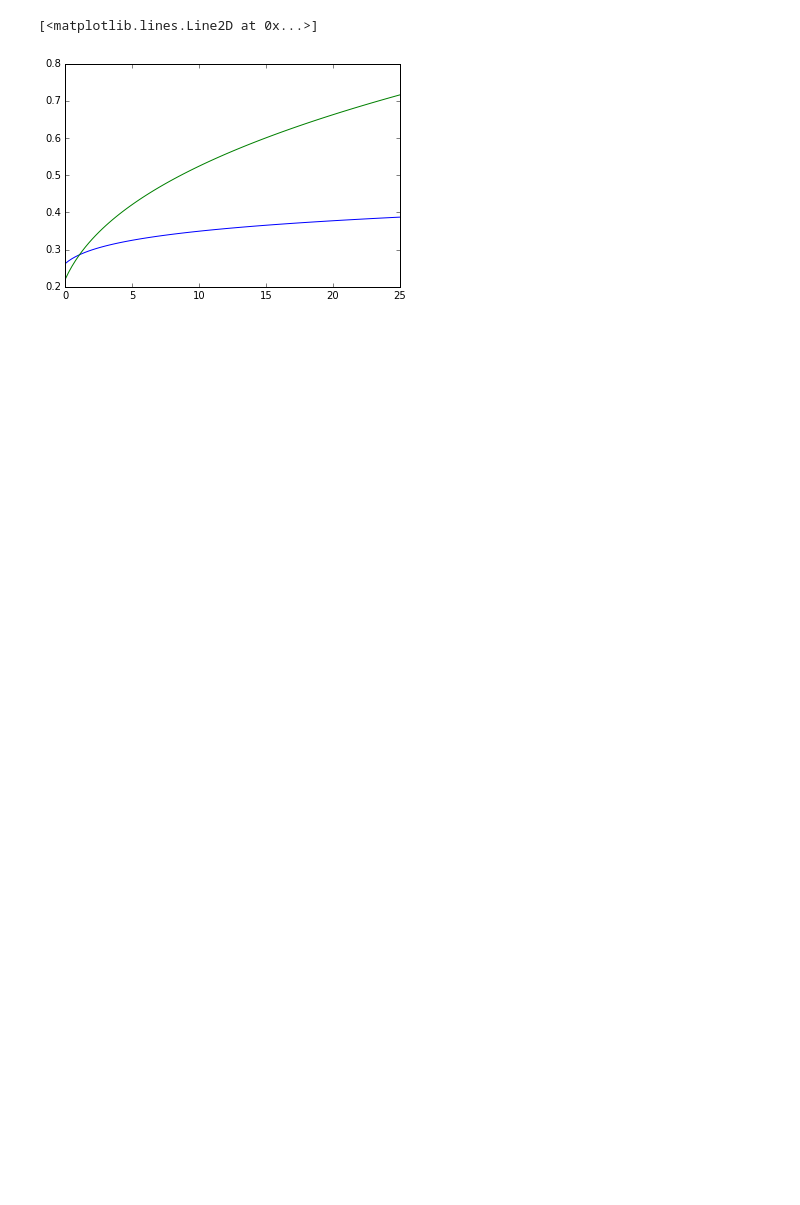
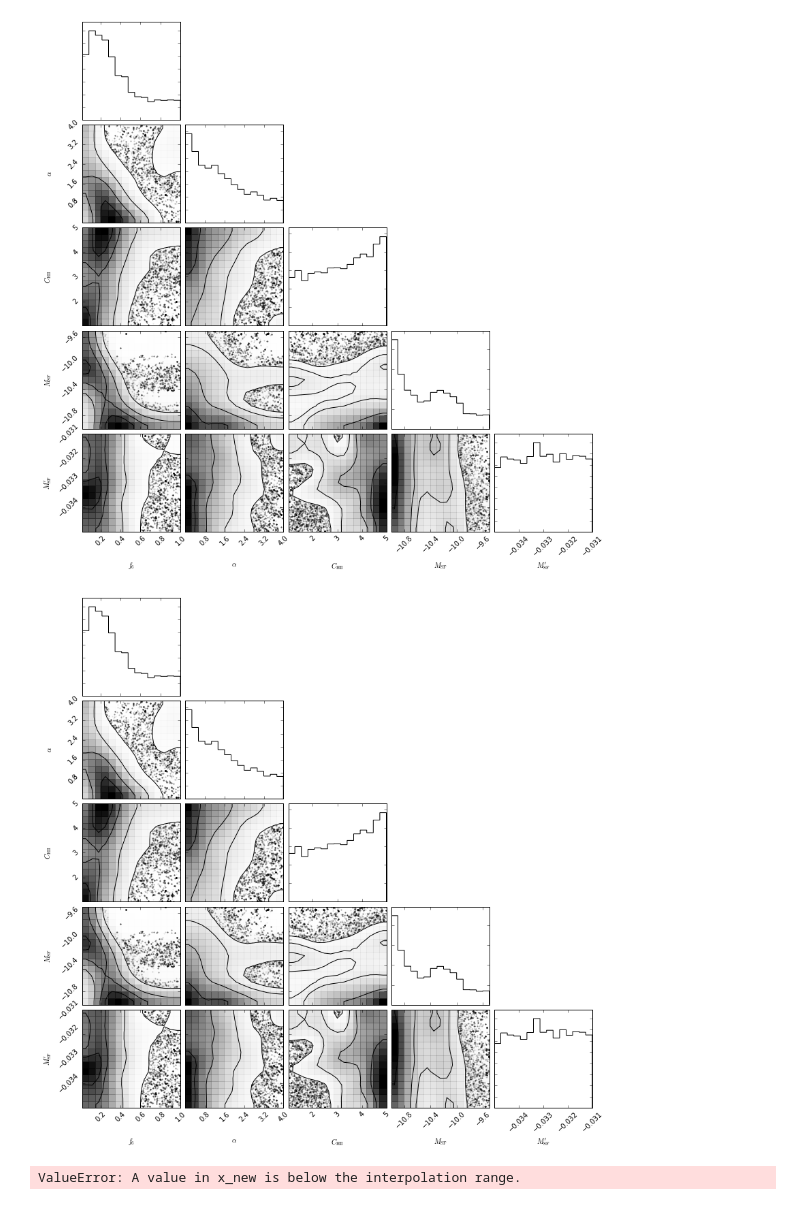
Before and after one commit to laynep/tau_calc_reion, a Jupyter notebook: tau_sampler.ipynb, the cells around one changed output. Drawn from its saved outputs; the diff is of its cells as text; code cells hidden in the pictures; blank space fills up the shorter version.

```diff
--- a/tau_sampler.ipynb
+++ b/tau_sampler.ipynb
@@ -400,15 +534,11 @@ for i in range(ndim):
-# %%
-xplot = np.linspace(0,25.0,100)
-#yplot = map(lambda x: f_esc_funct(x, np.array([0.8,4.0])), xplot)
-#yplot2 = map(lambda x: f_esc_funct(x, np.array([0.4005,4.0])), xplot)
-
-f1=np.random.rand(10)
-f2=np.random.rand(10)
-yplot = map(lambda x: f_esc_funct(x, f1), xplot)
-yplot2 = map(lambda x: f_esc_funct(x, f2), xplot)
-
-plt.plot(xplot,yplot)
-plt.plot(xplot,yplot2)
-# %% [output]
-[<matplotlib.lines.Line2D at 0x...>]
-[figure, removed]
+# %%
+import corner
+
+corner.corner(sampler.flatchain,
+              labels=[r'$f_6$',r'$\alpha$',r'$C_{\rm HII}$',r'$M_{\rm SF}$',r'$M_{\rm SF}^\prime$'],
+             level=[0.68,0.95],
+             bins=15,
+             smooth=1.5)
+# %% [output]
+[figure, added]
+[figure, added]
@@ -414,0 +547,7 @@ plt.plot(xplot,yplot2)
+# %%
+post_funct = interp1d(globe.tau_list, globe.taupdf_list,kind='cubic')
+
+xvals = np.linspace(0.06,0.08,100)
+yvals = map(post_funct,xvals)
+# %% [output]
+ValueError: A value in x_new is below the interpolation range.
```
Also changed, not shown: parts of 10 cells of this notebook, 4 other files.
